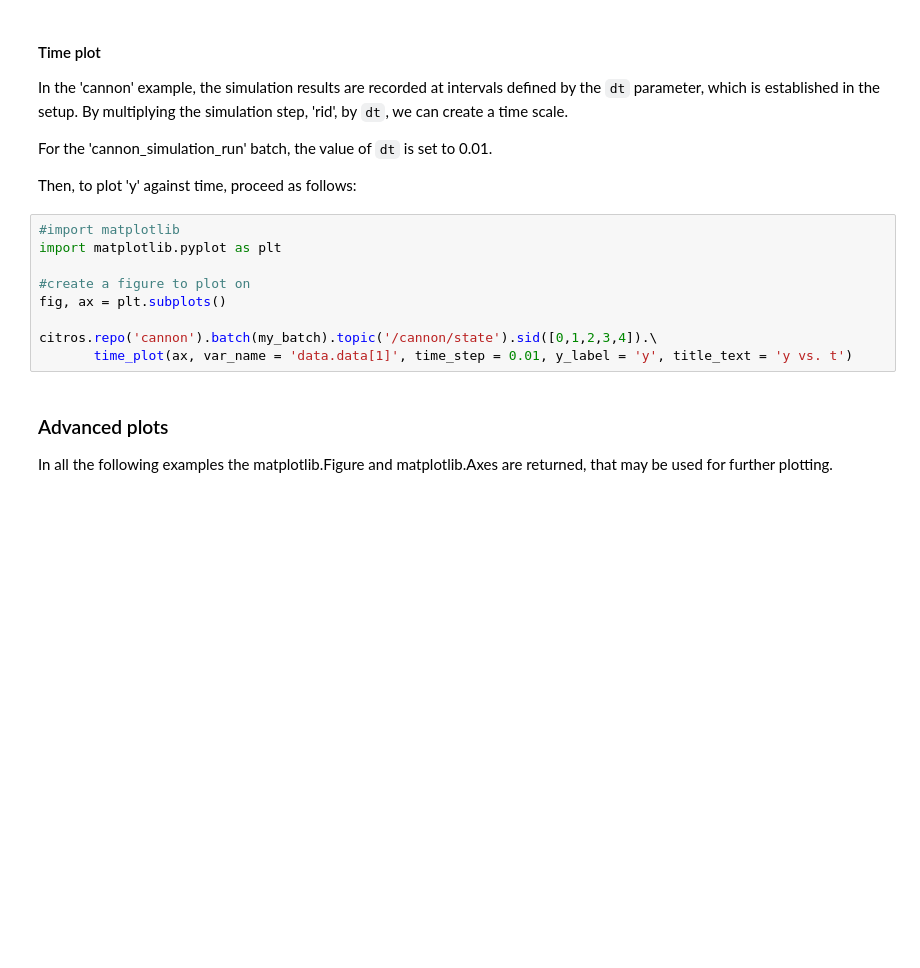
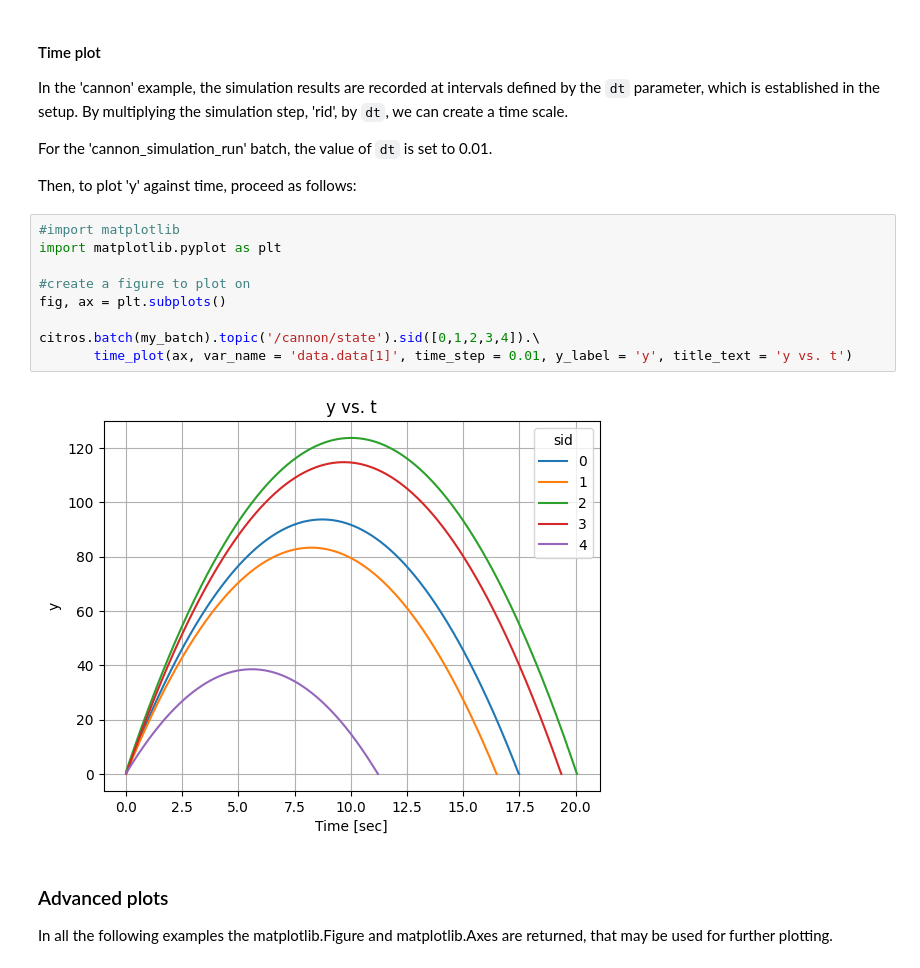
Before and after one commit to citros-garden/cannon, a Jupyter notebook: citros_template/notebooks/data_analysis.ipynb, the cells around one changed output. Cells and saved outputs as stored; diff of their text form; blank space fills up the shorter version.

```diff
--- a/citros_template/notebooks/data_analysis.ipynb
+++ b/citros_template/notebooks/data_analysis.ipynb
@@ -301,12 +541,14 @@ Then, to plot 'y' against time, proceed as follows:
 # %%
 #import matplotlib
 import matplotlib.pyplot as plt
 
 #create a figure to plot on
 fig, ax = plt.subplots()
 
-citros.repo('cannon').batch(my_batch).topic('/cannon/state').sid([0,1,2,3,4]).\
+citros.batch(my_batch).topic('/cannon/state').sid([0,1,2,3,4]).\
        time_plot(ax, var_name = 'data.data[1]', time_step = 0.01, y_label = 'y', title_text = 'y vs. t')
+# %% [output]
+[figure, added]
 # %% [markdown]
 ### Advanced plots
 
```
Also changed, not shown: parts of 56 cells of this notebook.
